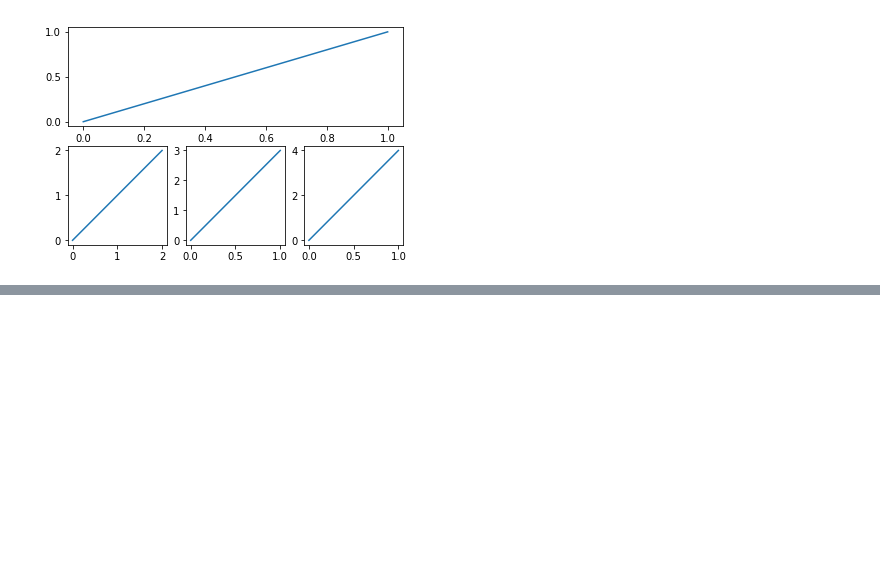
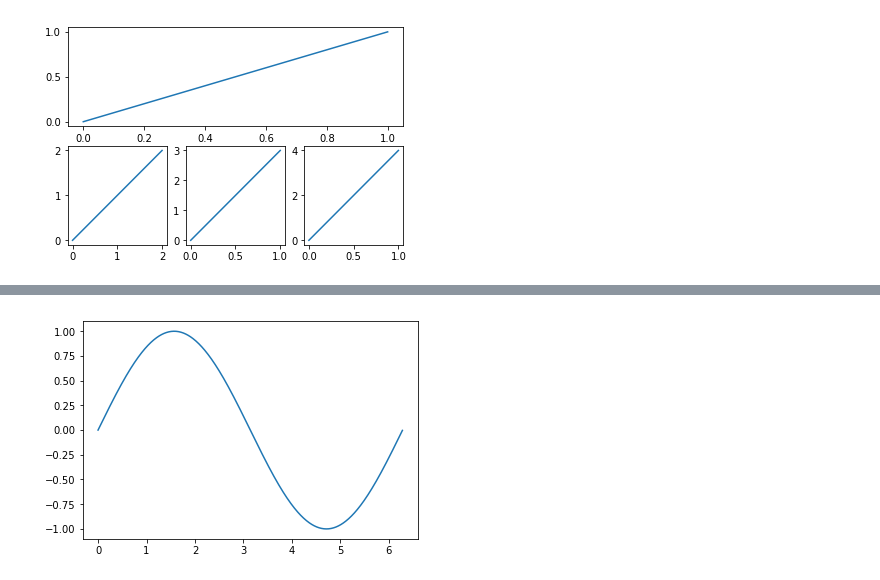
Before and after one commit to RayestGeeta/Python-basic-tutorial, a Jupyter notebook: matplotlib.ipynb, the cells around one changed output, grey strips where cells are left out. Cells and saved outputs as stored; diff of their text form; code cells hidden in the pictures; blank space fills up the shorter version.

Commit message:
matplotlib is over

```diff
--- a/matplotlib.ipynb
+++ b/matplotlib.ipynb
@@ -210,0 +225,20 @@ plt.show()
+# %%
+from matplotlib import animation
+fig, ax = plt.subplots()
+x = np.arange(0, 2*np.pi, 0.01)
+line, = ax.plot(x, np.sin(x))
+def animate(i):
+    line.set_ydata(np.sin(x + i/10.0))
+    return line,
+def init():
+    line.set_ydata(np.sin(x))
+    return line,
+ani = animation.FuncAnimation(fig=fig,
+                              func=animate,
+                              frames=100,
+                              init_func=init,
+                              interval=20,
+                              blit=False)
+plt.show()
+# %% [output]
+[figure, added]
```
Also changed, not shown: parts of 2 cells of this notebook.
